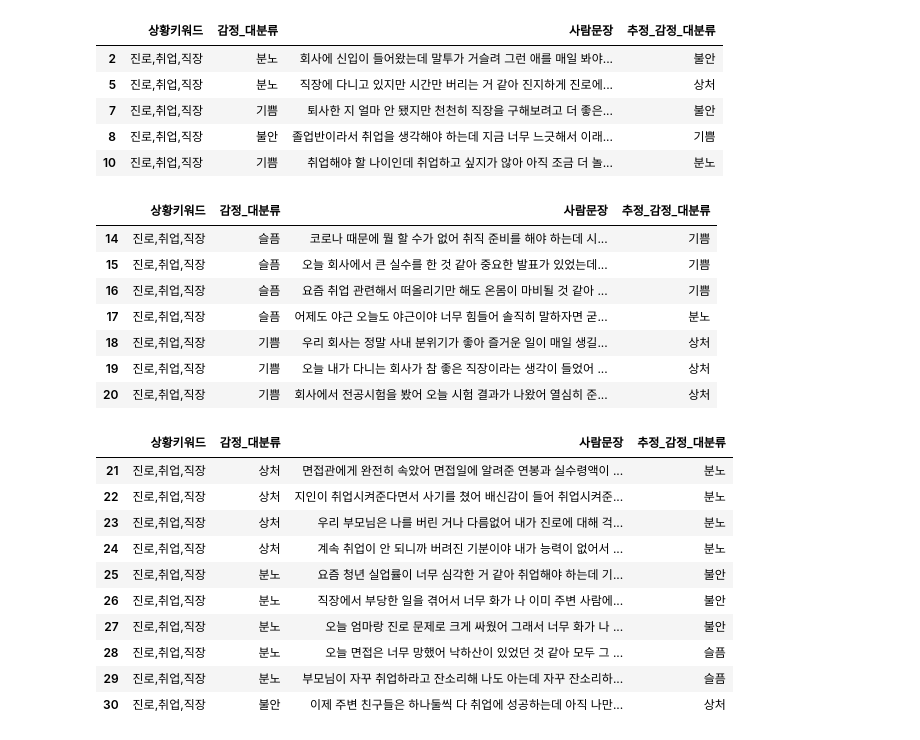
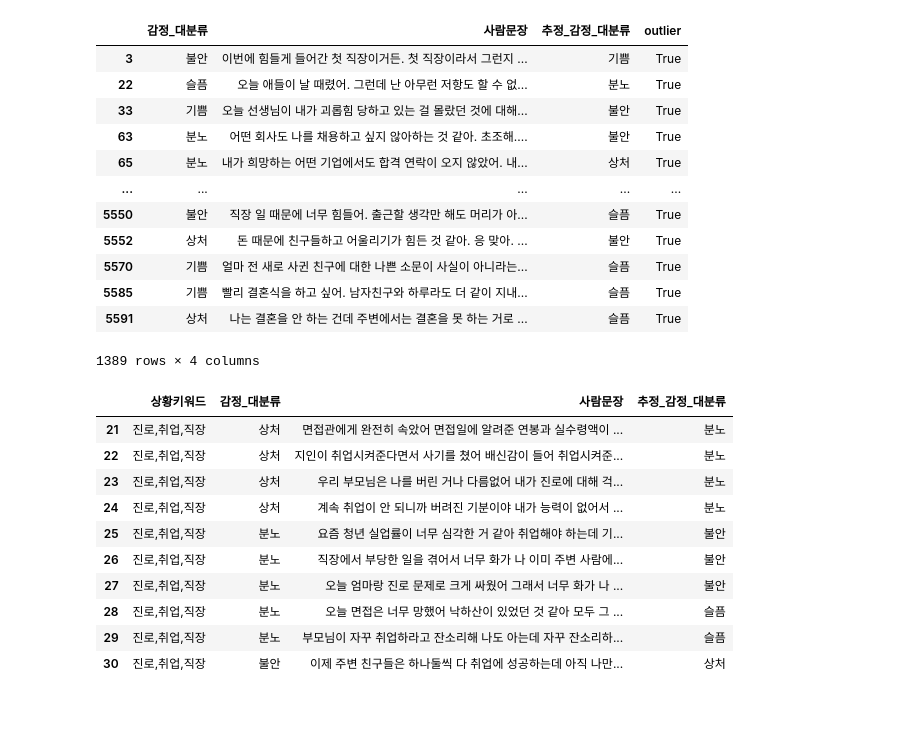
Before and after one commit to malcano/deeplearning_mini_pj, a Jupyter notebook: minsoo/outlier_check.ipynb, the cells around one changed output. Saved outputs shown, nothing was run; the diff lists cells and outputs as text; code cells hidden in the pictures; blank space fills up the shorter version.

```diff
--- a/minsoo/outlier_check.ipynb
+++ b/minsoo/outlier_check.ipynb
@@ -43,6 +26,0 @@ df
-# %%
-df.loc[(df['추정_감정_대분류']== 0.0), '추정_감정_대분류'] = '불안'
-df.loc[(df['추정_감정_대분류']== 1.0), '추정_감정_대분류'] = '분노'
-df.loc[(df['추정_감정_대분류']== 2.0), '추정_감정_대분류'] = '상처'
-df.loc[(df['추정_감정_대분류']== 3.0), '추정_감정_대분류'] = '슬픔'
-df.loc[(df['추정_감정_대분류']== 4.0), '추정_감정_대분류'] = '기쁨'
@@ -65,25 +27,25 @@ df
 # %%
 df.to_csv('outlier_check_fin.csv')
-# %%
-df.loc[[2,5,7,8,10]]
-# %% [output]
-|  | 상황키워드 | 감정_대분류 | 사람문장 | 추정_감정_대분류 |
-| 2 | 진로,취업,직장 | 분노 | 회사에 신입이 들어왔는데 말투가 거슬려 그런 애를 매일 봐야... | 불안 |
-| 5 | 진로,취업,직장 | 분노 | 직장에 다니고 있지만 시간만 버리는 거 같아 진지하게 진로에... | 상처 |
-| 7 | 진로,취업,직장 | 기쁨 | 퇴사한 지 얼마 안 됐지만 천천히 직장을 구해보려고 더 좋은... | 불안 |
-| 8 | 진로,취업,직장 | 불안 | 졸업반이라서 취업을 생각해야 하는데 지금 너무 느긋해서 이래... | 기쁨 |
-| 10 | 진로,취업,직장 | 기쁨 | 취업해야 할 나이인데 취업하고 싶지가 않아 아직 조금 더 놀... | 분노 |
-# %%
-df.loc[[14,15,16,17,18,19,20]]
-# %% [output]
-|  | 상황키워드 | 감정_대분류 | 사람문장 | 추정_감정_대분류 |
-| 14 | 진로,취업,직장 | 슬픔 | 코로나 때문에 뭘 할 수가 없어 취직 준비를 해야 하는데 시... | 기쁨 |
-| 15 | 진로,취업,직장 | 슬픔 | 오늘 회사에서 큰 실수를 한 것 같아 중요한 발표가 있었는데... | 기쁨 |
-| 16 | 진로,취업,직장 | 슬픔 | 요즘 취업 관련해서 떠올리기만 해도 온몸이 마비될 것 같아 ... | 기쁨 |
-| 17 | 진로,취업,직장 | 슬픔 | 어제도 야근 오늘도 야근이야 너무 힘들어 솔직히 말하자면 굳... | 분노 |
-| 18 | 진로,취업,직장 | 기쁨 | 우리 회사는 정말 사내 분위기가 좋아 즐거운 일이 매일 생길... | 상처 |
-| 19 | 진로,취업,직장 | 기쁨 | 오늘 내가 다니는 회사가 참 좋은 직장이라는 생각이 들었어 ... | 상처 |
-| 20 | 진로,취업,직장 | 기쁨 | 회사에서 전공시험을 봤어 오늘 시험 결과가 나왔어 열심히 준... | 상처 |
+# %%
+df1 = df['감정_대분류'] != df['추정_감정_대분류']
+# %%
+df['outlier'] = df1
+# %%
+df[df['outlier'] != False]
+# %% [output]
+|  | 감정_대분류 | 사람문장 | 추정_감정_대분류 | outlier |
+| 3 | 불안 | 이번에 힘들게 들어간 첫 직장이거든. 첫 직장이라서 그런지 ... | 기쁨 | True |
+| 22 | 슬픔 | 오늘 애들이 날 때렸어. 그런데 난 아무런 저항도 할 수 없... | 분노 | True |
+| 33 | 기쁨 | 오늘 선생님이 내가 괴롭힘 당하고 있는 걸 몰랐던 것에 대해... | 불안 | True |
+| 63 | 분노 | 어떤 회사도 나를 채용하고 싶지 않아하는 것 같아. 초조해.... | 불안 | True |
+| 65 | 분노 | 내가 희망하는 어떤 기업에서도 합격 연락이 오지 않았어. 내... | 상처 | True |
+| ... | ... | ... | ... | ... |
+| 5550 | 불안 | 직장 일 때문에 너무 힘들어. 출근할 생각만 해도 머리가 아... | 슬픔 | True |
+| 5552 | 상처 | 돈 때문에 친구들하고 어울리기가 힘든 것 같아. 응 맞아. ... | 불안 | True |
+| 5570 | 기쁨 | 얼마 전 새로 사귄 친구에 대한 나쁜 소문이 사실이 아니라는... | 슬픔 | True |
+| 5585 | 기쁨 | 빨리 결혼식을 하고 싶어. 남자친구와 하루라도 더 같이 지내... | 슬픔 | True |
+| 5591 | 상처 | 나는 결혼을 안 하는 건데 주변에서는 결혼을 못 하는 거로 ... | 슬픔 | True |
+1389 rows × 4 columns
 # %%
 df.loc[[21,22,23,24,25,26,27,28,29,30]]
 # %% [output]
```
Also changed, not shown: parts of 4 cells of this notebook, 1 other file.
